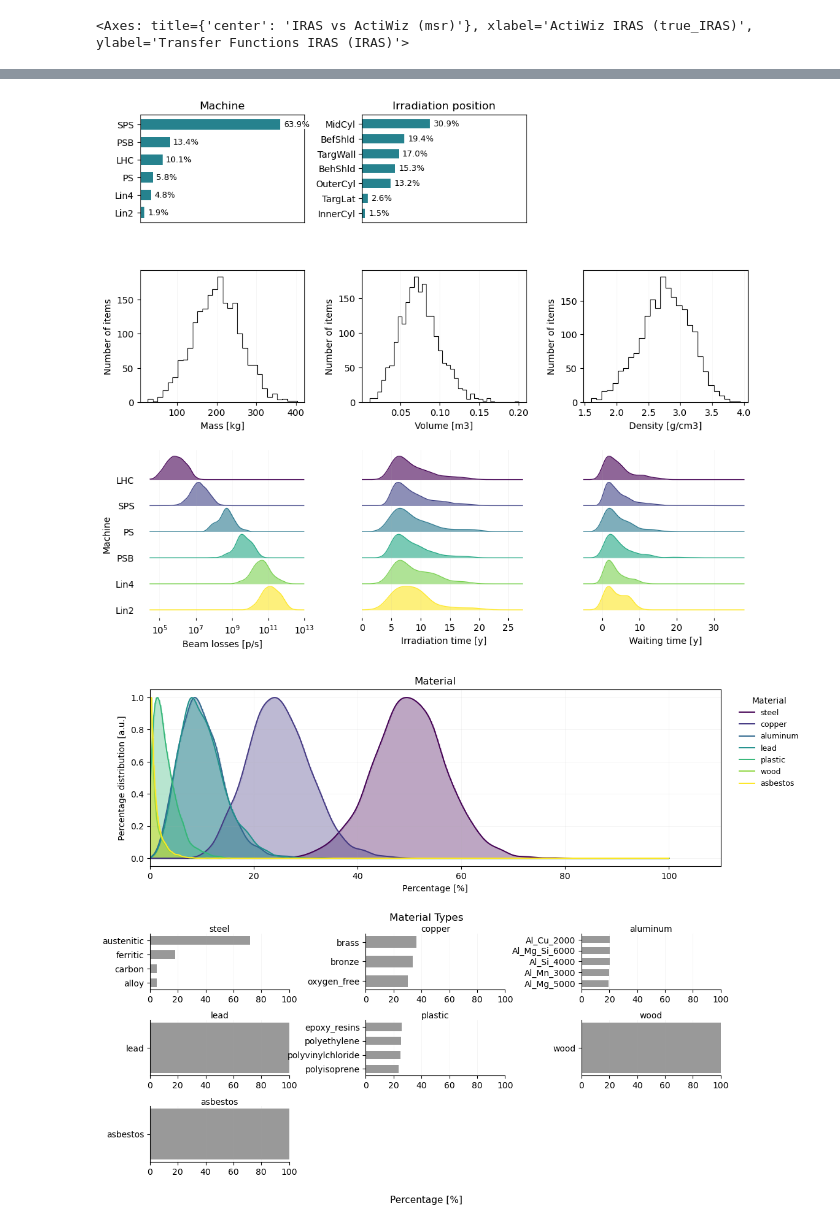
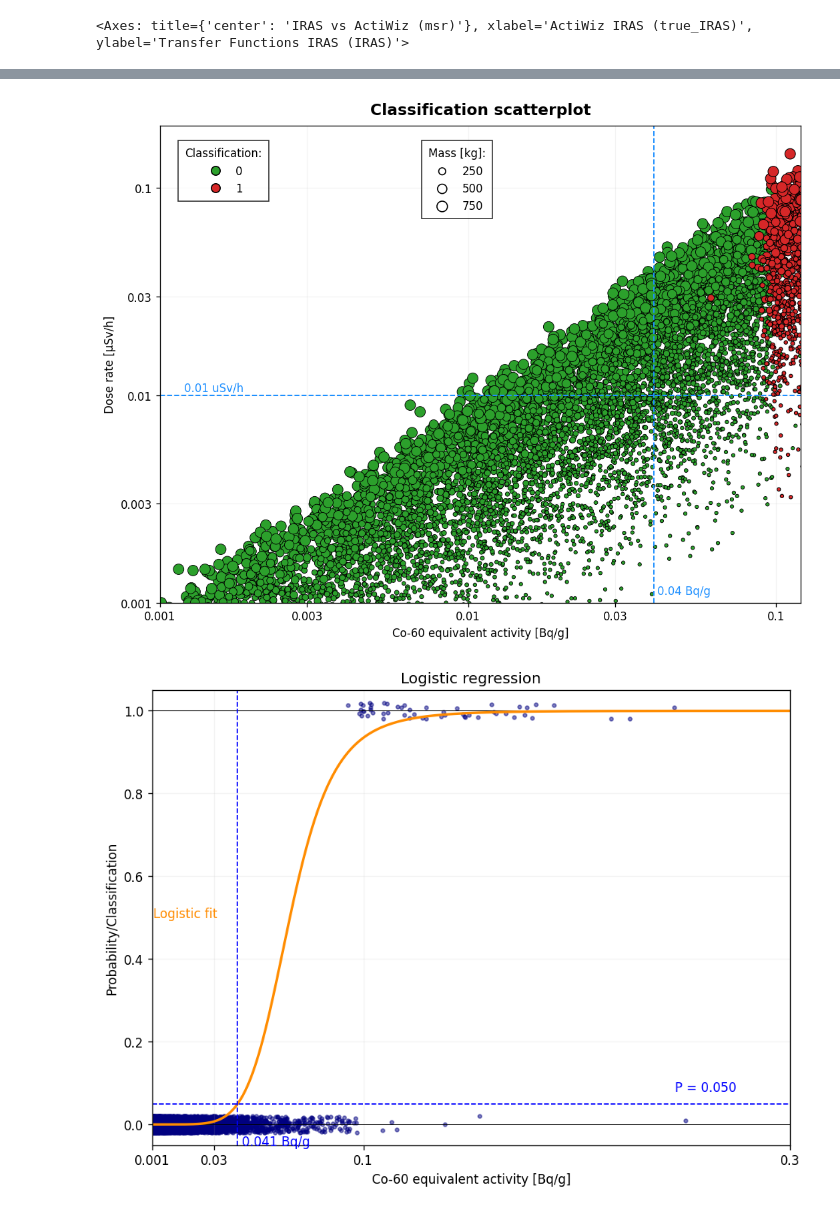
Before and after one commit to MarkusHelej/Jupyter_pyviz_module, a Jupyter notebook: notebook/analysis.ipynb, the cells around one changed output, grey strips where cells are left out. Cells and saved outputs as stored; diff of their text form; code cells hidden in the pictures.

```diff
--- a/notebook/analysis.ipynb
+++ b/notebook/analysis.ipynb
@@ -45,11 +54,44 @@ plot_items("../data/reproduce_sherpa_mass_itm.csv");
 # %%
-import sys, os, importlib
-sys.path.insert(0, os.path.abspath("../src"))
-importlib.invalidate_caches()
+# Scenarios plot
 
-from plots.plot_scenarios import plot_scenarios
-fig1, fig2 = plot_scenarios("../data/reproduce_sherpa_mass_itm.csv")
+fig1, fig2 = plot_scenarios("../data/reproduce_sherpa_mass_itm.csv")    # CSV file
 fig1.show(); fig2.show()
-# %% [output]
-[figure, removed]
-[figure, removed]
+# %%
+# Classification scatterplot
+fig, ax = plot_classification(
+    "../data/Cleric_items_13_May.csv",     # CSV file
+    X_axis="Co-60_eq",                     # x axis column
+    Y_axis="DR_10cm_uSv_h",                # y axis column
+    COL_LL="item_LL",                      # LL column (for classification)
+    COL_MASS_KG="mass_kg",                 # mass (dot size & alpha)
+    COL_MATERIAL="material",               # column defining materials
+    material_item_value="item",            # filter to items only
+    title="Classification scatterplot",    # title
+    x_ref=0.04,                            # optional vertical guide line
+    y_ref=0.01,                            # optional horizontal guide line
+    xlim=(0.001, 0.12),                    # set x axis limits
+    ylim=(0.001, 0.2),                     # set y axis limits
+)
+fig.show()
+# %% [output]
+[figure, added]
+# %%
+# Logistic regression
+
+fig, ax, x_thr = plot_logistic_regression(
+    "../data/Cleric_items_13_May.csv",    # CSV file
+    COL_X="Co-60_eq",
+    COL_DR="DR_10cm_uSv_h",
+    COL_LL="item_LL",
+    COL_MATERIAL="material",
+    material_item_value="item",           # keep only items
+    title="Logistic regression",
+    dr_exclude_threshold=0.01,            # filter
+    prob_threshold=0.05,                  # probability threshold
+    x_limits=(1e-3, 3e-1),                # set axis limits
+    x_ticks=(1e-3, 3e-2, 1e-1, 3e-1),     # custom tick marks
+    jitter_height=0.02,                   # jitter for classification points
+)
+fig.show()
+# %% [output]
+[figure, added]
```
Also changed, not shown: parts of 7 cells of this notebook.
